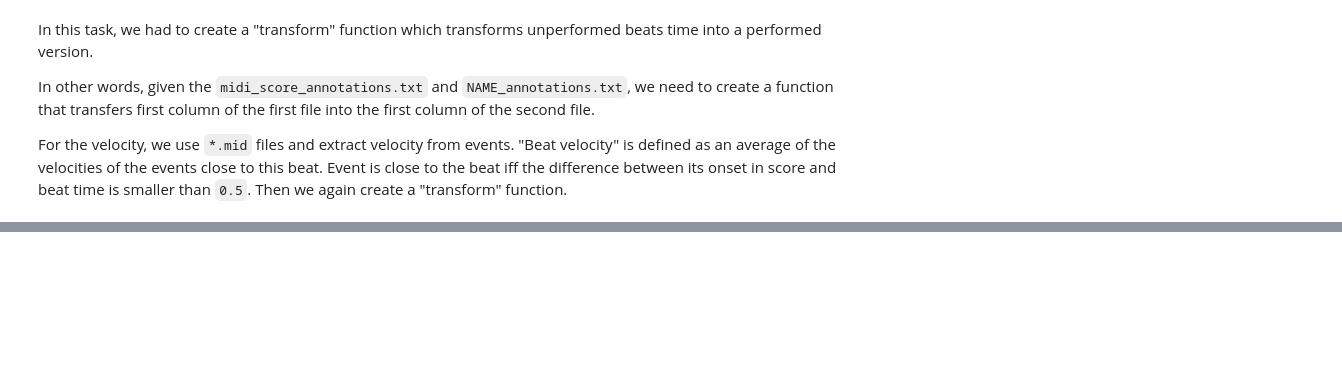
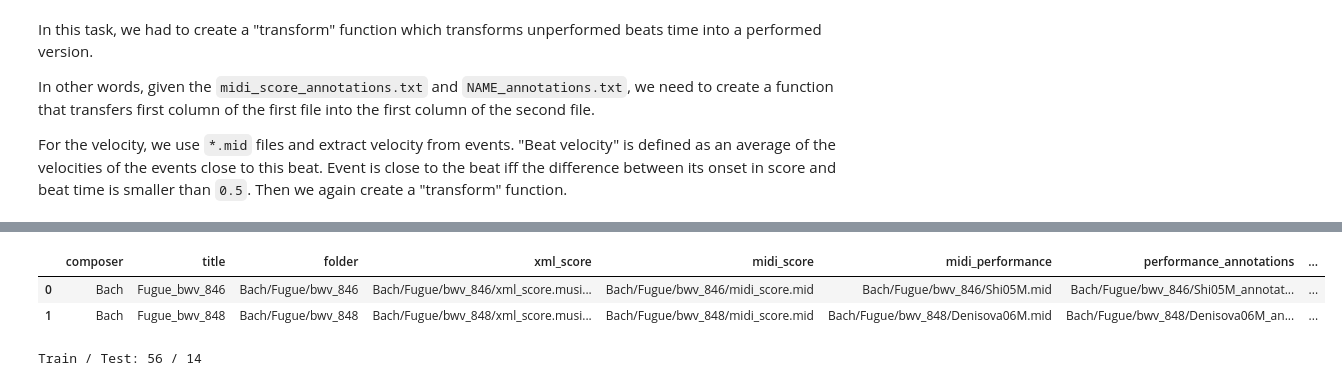
Before and after one commit to TalosSources/digital_musicology_homework_1, a Jupyter notebook: experiments.ipynb, the cells around one changed output, grey strips where cells are left out. Drawn from its saved outputs; the diff is of its cells as text; code cells hidden in the pictures; blank space fills up the shorter version.

```diff
--- a/experiments.ipynb
+++ b/experiments.ipynb
@@ -17,5 +20,9 @@ from src.onset_distribution import *
 # %%
 df, json_data = get_dataset_metadata("Bach")
 # %%
-df.head(100)
+df.head(2)
+# %% [output]
+|  | composer | title | folder | xml_score | midi_score | midi_performance | performance_annotations | ... |
+| 0 | Bach | Fugue_bwv_846 | Bach/Fugue/bwv_846 | Bach/Fugue/bwv_846/xml_score.musi... | Bach/Fugue/bwv_846/midi_score.mid | Bach/Fugue/bwv_846/Shi05M.mid | Bach/Fugue/bwv_846/Shi05M_annotat... | ... |
+| 1 | Bach | Fugue_bwv_848 | Bach/Fugue/bwv_848 | Bach/Fugue/bwv_848/xml_score.musi... | Bach/Fugue/bwv_848/midi_score.mid | Bach/Fugue/bwv_848/Denisova06M.mid | Bach/Fugue/bwv_848/Denisova06M_an... | ... |
 # %%
@@ -28,4 +33,6 @@ beats_list_dict = get_midi_performance_pairs(df, json_data)
 # %%
-train_beats_list_dict, test_beats_list_dict = train_test_split(beats_list_dict, test_size=0.2)
+print("Train / Test:", len(train_beats_list_dict["midi_beats_list"]), "/", len(test_beats_list_dict["midi_beats_list"]))
+# %% [output]
+Train / Test: 56 / 14
 # %%
 midi_beats_list = test_beats_list_dict["midi_beats_list"]
```
Also changed, not shown: parts of 7 cells of this notebook, 7 other files.
